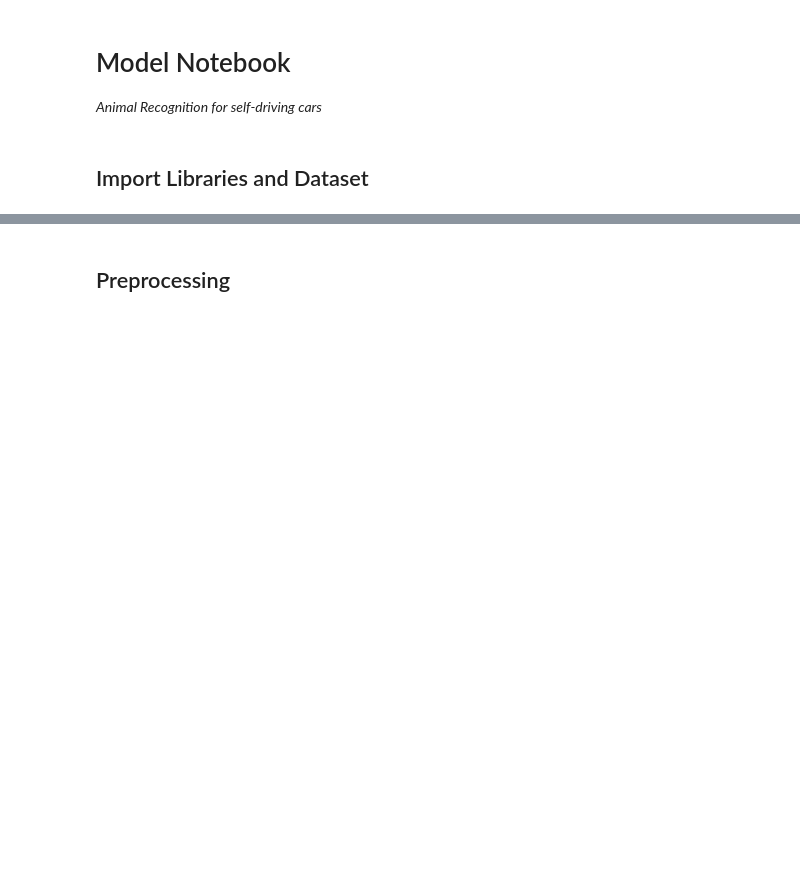
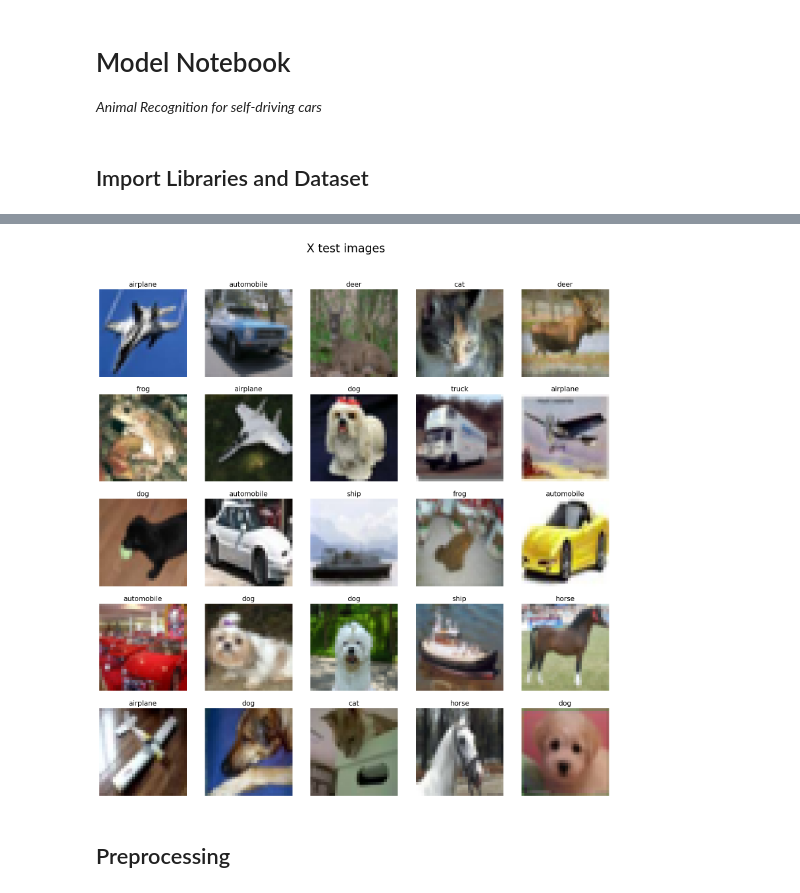
Before and after one commit to Silvano315/Animal-Recognition-App-for-Self-Driving-Cars, a Jupyter notebook: CNN_model.ipynb, the cells around one changed output, grey strips where cells are left out. Drawn from its saved outputs; the diff is of its cells as text; code cells hidden in the pictures; blank space fills up the shorter version.

```diff
--- a/CNN_model.ipynb
+++ b/CNN_model.ipynb
@@ -17,0 +125,10 @@ import tensorflow as tf
+# %%
+# Images visualization for test
+
+n_rows = 5
+n_col = 5
+n_test = len(X_test)
+
+images_viz(n_rows, n_cols, n_test, X_test, y_test, set = 'test')
+# %% [output]
+[figure, added]
```
Also changed, not shown: parts of 10 cells of this notebook.
